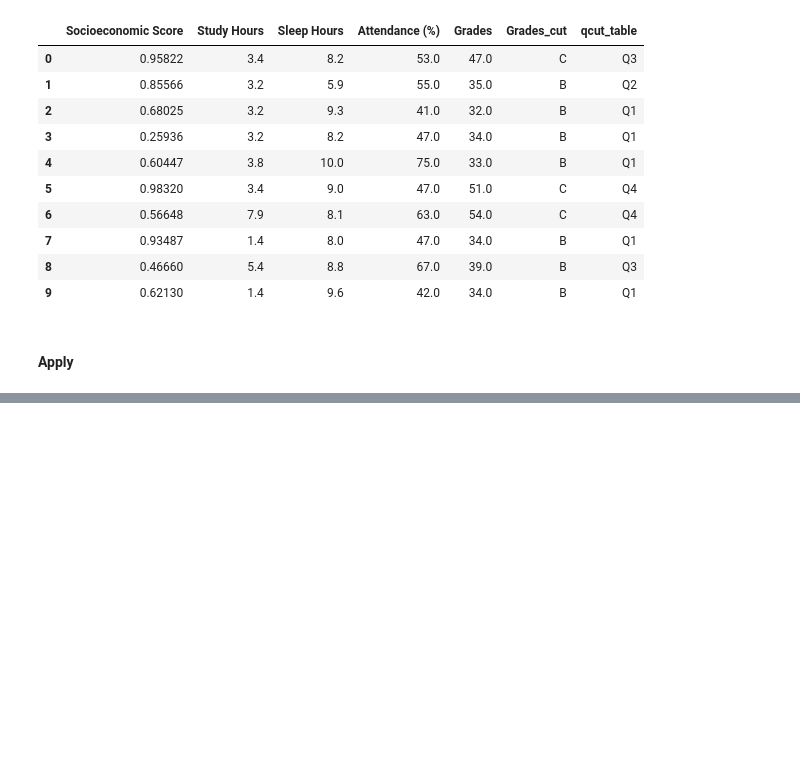
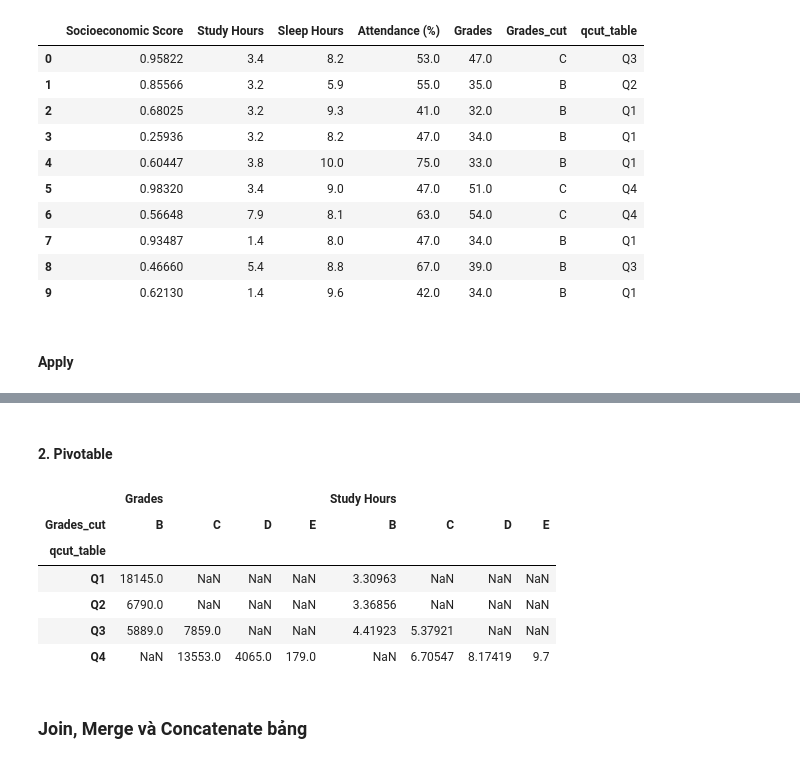
Before and after one commit to NguyenThuTrang03/Python-Basic, a Jupyter notebook: pandas/pandas.ipynb, the cells around one changed output, grey strips where cells are left out. Cells and saved outputs as stored; diff of their text form; code cells hidden in the pictures; blank space fills up the shorter version.

```diff
--- a/pandas/pandas.ipynb
+++ b/pandas/pandas.ipynb
@@ -292,0 +382,20 @@ df.head(10)
+# %% [markdown]
+#### 2. Pivotable
+# %%
+# Tính nhiều giá trị
+pd.pivot_table(df,
+               columns='Grades_cut',
+               index='qcut_table',
+               values=['Study Hours', 'Grades'],
+               aggfunc={'Study Hours': 'mean', 'Grades': 'sum'},  # Sử dụng chuỗi thay vì np.mean/np.sum
+               observed=True)  # Thêm tham số observed=True
+# %% [output]
+|  | Grades |  |  |  | Study Hours |  |  |  |
+| Grades_cut | B | C | D | E | B | C | D | E |
+| qcut_table |  |  |  |  |  |  |  |  |
+| Q1 | 18145.0 | NaN | NaN | NaN | 3.30963 | NaN | NaN | NaN |
+| Q2 | 6790.0 | NaN | NaN | NaN | 3.36856 | NaN | NaN | NaN |
+| Q3 | 5889.0 | 7859.0 | NaN | NaN | 4.41923 | 5.37921 | NaN | NaN |
+| Q4 | NaN | 13553.0 | 4065.0 | 179.0 | NaN | 6.70547 | 8.17419 | 9.7 |
+# %% [markdown]
+### Join, Merge và Concatenate bảng
```
Also changed, not shown: parts of 23 cells of this notebook, 4 other files.
